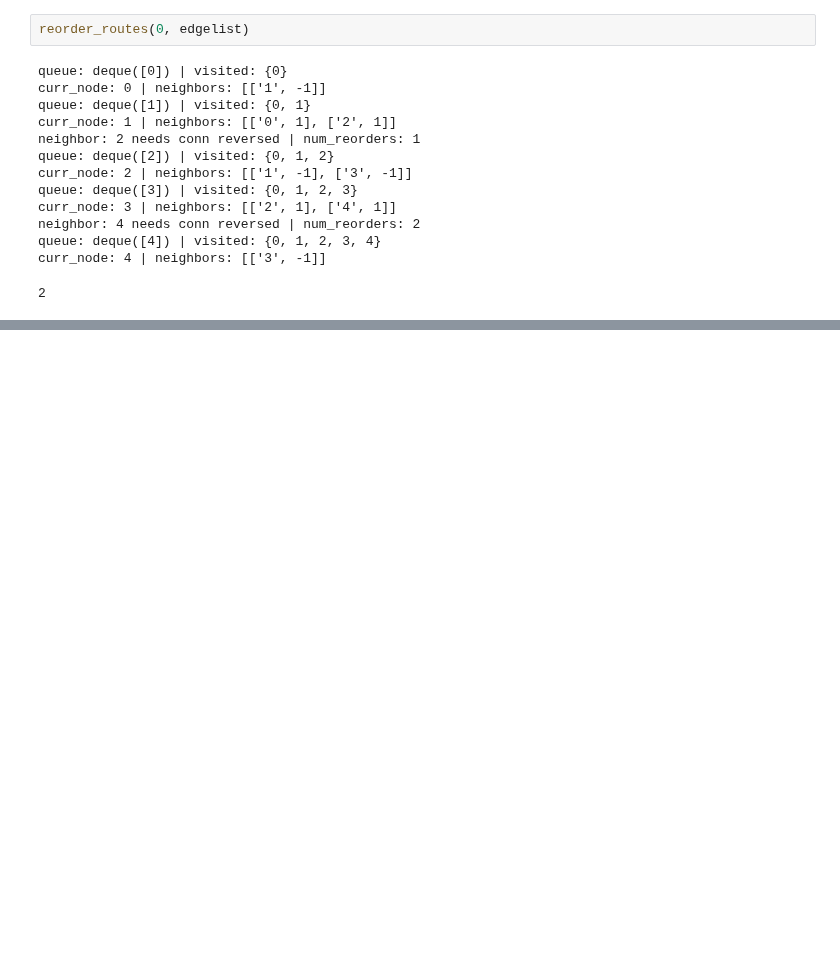
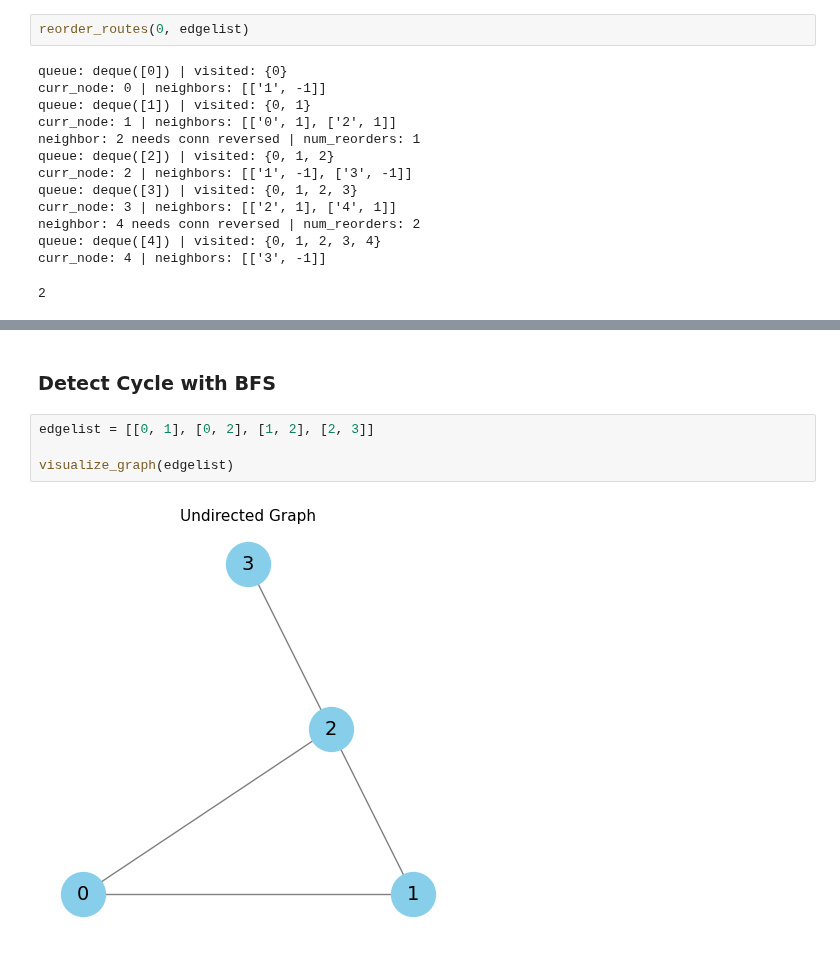
Before and after one commit to ShaunakSen/Problem-Solving-and-Algorithms, a Jupyter notebook: DSA/graphs/graph_01.ipynb, the cells around one changed output, grey strips where cells are left out. Saved outputs shown, nothing was run; the diff lists cells and outputs as text; blank space fills up the shorter version.

```diff
--- a/DSA/graphs/graph_01.ipynb
+++ b/DSA/graphs/graph_01.ipynb
@@ -991,0 +1086,8 @@ curr_node: 4 | neighbors: [['3', -1]]
+# %% [markdown]
+### Detect Cycle with BFS
+# %%
+edgelist = [[0, 1], [0, 2], [1, 2], [2, 3]]
+
+visualize_graph(edgelist)
+# %% [output]
+[figure, added]
```
Also changed, not shown: parts of 22 cells of this notebook, 1 other file.
